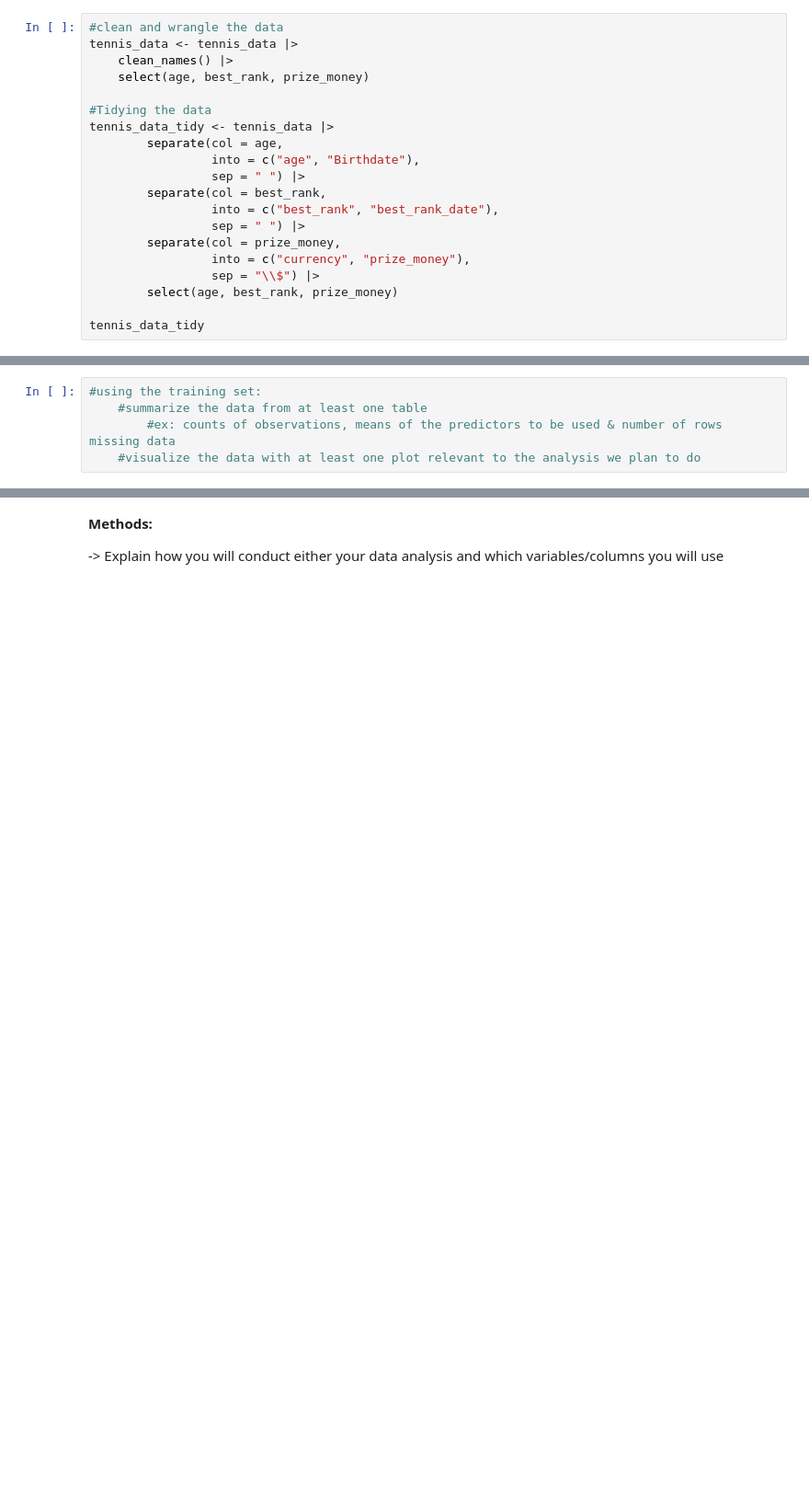
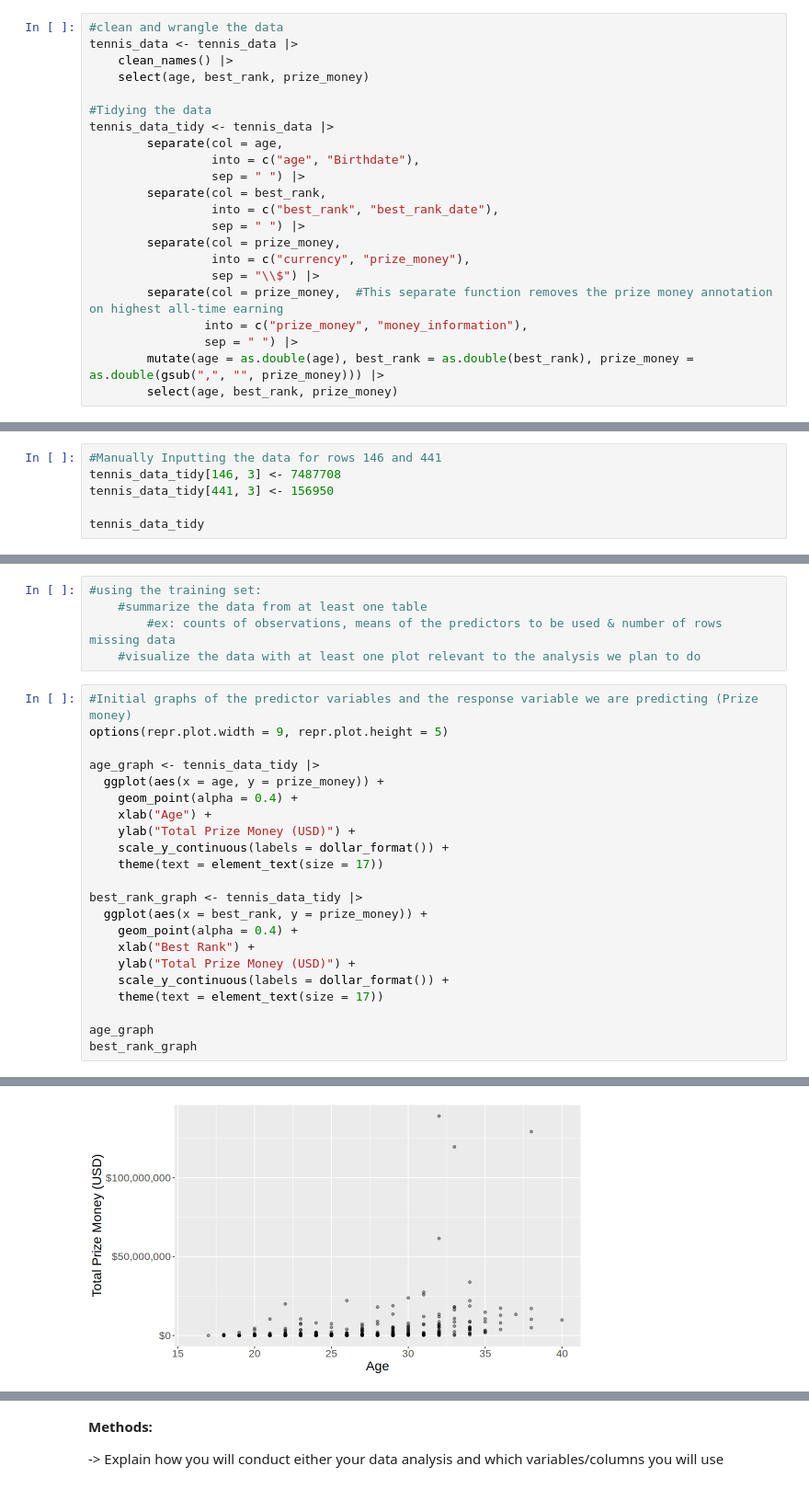
Before and after one commit to Myralalala/group15, a Jupyter notebook: project_proposal.ipynb, the cells around one changed output, grey strips where cells are left out. Shown: that part at 92% size. Drawn from its saved outputs; the diff is of its cells as text; blank space fills up the shorter version.

Commit message:
Added a graph we could use and removed the commas in the prize_money cells

```diff
--- a/project_proposal.ipynb
+++ b/project_proposal.ipynb
@@ -74,9 +62,11 @@ tennis_data_tidy <- tennis_data |>
         separate(col = prize_money,
                  into = c("currency", "prize_money"),
                  sep = "\\$") |>
+        separate(col = prize_money,  #This separate function removes the prize money annotation on highest all-time earning
+                into = c("prize_money", "money_information"),
+                sep = " ") |>
+        mutate(age = as.double(age), best_rank = as.double(best_rank), prize_money = as.double(gsub(",", "", prize_money))) |>
         select(age, best_rank, prize_money)
-
-tennis_data_tidy
 # %% [output]
 Warning message:
 “Expected 2 pieces. Additional pieces discarded in 2 rows [146, 441].”
@@ -101,0 +80,6 @@ A tibble: 500 × 3
+# %%
+#Manually Inputting the data for rows 146 and 441
+tennis_data_tidy[146, 3] <- 7487708
+tennis_data_tidy[441, 3] <- 156950
+
+tennis_data_tidy
@@ -104,3 +108,26 @@ A tibble: 500 × 3
     #summarize the data from at least one table
         #ex: counts of observations, means of the predictors to be used & number of rows missing data
     #visualize the data with at least one plot relevant to the analysis we plan to do
+# %%
+#Initial graphs of the predictor variables and the response variable we are predicting (Prize money)
+options(repr.plot.width = 9, repr.plot.height = 5)
+
+age_graph <- tennis_data_tidy |>
+  ggplot(aes(x = age, y = prize_money)) +
+    geom_point(alpha = 0.4) +
+    xlab("Age") +
+    ylab("Total Prize Money (USD)") +
+    scale_y_continuous(labels = dollar_format()) +
+    theme(text = element_text(size = 17))
+
+best_rank_graph <- tennis_data_tidy |>
+  ggplot(aes(x = best_rank, y = prize_money)) +
+    geom_point(alpha = 0.4) +
+    xlab("Best Rank") +
+    ylab("Total Prize Money (USD)") +
+    scale_y_continuous(labels = dollar_format()) +
+    theme(text = element_text(size = 17))
+
+age_graph
+best_rank_graph
+# %% [output]
@@ -106,0 +138 @@ A tibble: 500 × 3
+[figure, added]
```
Also changed, not shown: parts of 5 cells of this notebook.
